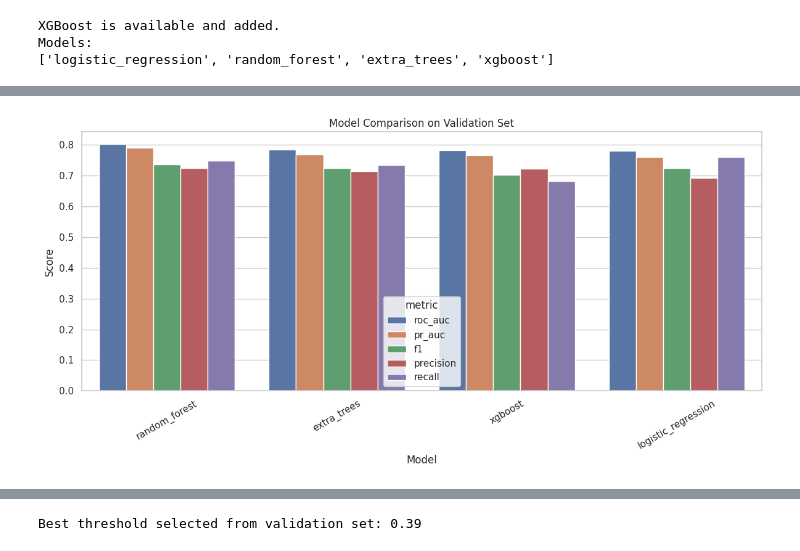
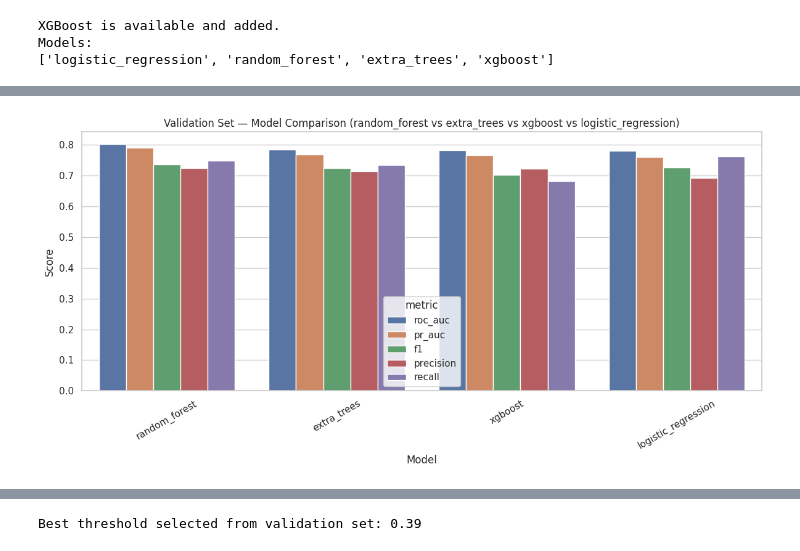
Before and after one commit to bit-loi/COMP6577001-Machine-Learning-FinalProject, a Jupyter notebook: ml_services/ML_FinalProject_ChurnPrediction.ipynb, the cells around one changed output, grey strips where cells are left out. Saved outputs shown, nothing was run; the diff lists cells and outputs as text; code cells hidden in the pictures.

```diff
--- a/ml_services/ML_FinalProject_ChurnPrediction.ipynb
+++ b/ml_services/ML_FinalProject_ChurnPrediction.ipynb
@@ -1530,21 +1530,22 @@ Training model: xgboost
 # %%
 model_results_long = model_results_df.melt(
     id_vars="model",
     value_vars=["roc_auc", "pr_auc", "f1", "precision", "recall"],
     var_name="metric",
     value_name="score"
 )
 
 plt.figure(figsize=(12, 6))
 sns.barplot(data=model_results_long, x="model", y="score", hue="metric")
-plt.title("Model Comparison on Validation Set")
+model_labels_val = " vs ".join(model_results_df["model"].tolist())
+plt.title(f"Validation Set — Model Comparison ({model_labels_val})")
 plt.xlabel("Model")
 plt.ylabel("Score")
 plt.xticks(rotation=30)
 plt.tight_layout()
 plt.show()
 # %% [output]
-[figure, old version]
+[figure, new version]
 # %%
 BEST_MODEL_METRIC = "pr_auc"
 
```
Also changed, not shown: parts of 6 cells of this notebook.
